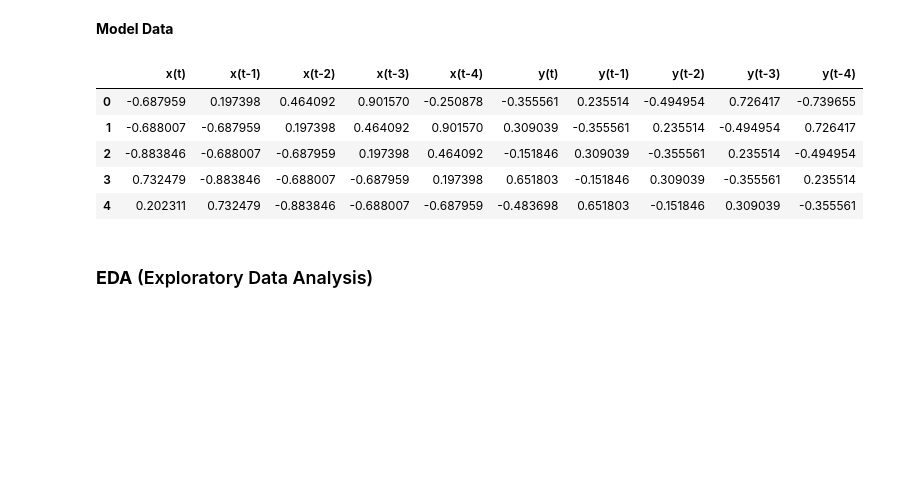
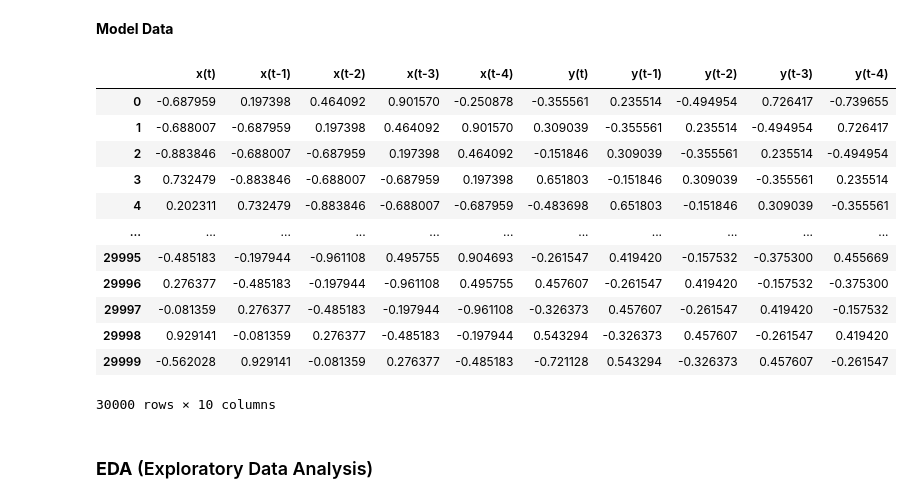
Before and after one commit to pnabilah/SBP_2025, a Jupyter notebook: ANN with Feedback/SBP_1.ipynb, the cells around one changed output. Cells and saved outputs as stored; diff of their text form; code cells hidden in the pictures; blank space fills up the shorter version.

```diff
--- a/ANN with Feedback/SBP_1.ipynb
+++ b/ANN with Feedback/SBP_1.ipynb
@@ -123,30 +131,37 @@ df_value2
 # %%
 def lagged_dataset(df, cols, lag):
     df_new = pd.DataFrame()
     for col in cols:
         for i in range(lag+1):
             if i == 0:
                 new_col_name = f'{col}(t)'
             else:
                 new_col_name = f'{col}(t-{i})'
 
             # geser nilai kolom ke bawah sebanyak i
             df_new[new_col_name] = df[col].shift(i)
 
     # drop baris dengan nilai NaN
     df_new = df_new.dropna().reset_index(drop=True)
 
     return df_new
 
 df_lag = lagged_dataset(dk_scaled, cols=['x', 'y'], lag=4)
-df_lag.head()
+df_lag
 # %% [output]
 |  | x(t) | x(t-1) | x(t-2) | x(t-3) | x(t-4) | y(t) | y(t-1) | y(t-2) | y(t-3) | y(t-4) |
 | 0 | -0.687959 | 0.197398 | 0.464092 | 0.901570 | -0.250878 | -0.355561 | 0.235514 | -0.494954 | 0.726417 | -0.739655 |
 | 1 | -0.688007 | -0.687959 | 0.197398 | 0.464092 | 0.901570 | 0.309039 | -0.355561 | 0.235514 | -0.494954 | 0.726417 |
 | 2 | -0.883846 | -0.688007 | -0.687959 | 0.197398 | 0.464092 | -0.151846 | 0.309039 | -0.355561 | 0.235514 | -0.494954 |
 | 3 | 0.732479 | -0.883846 | -0.688007 | -0.687959 | 0.197398 | 0.651803 | -0.151846 | 0.309039 | -0.355561 | 0.235514 |
 | 4 | 0.202311 | 0.732479 | -0.883846 | -0.688007 | -0.687959 | -0.483698 | 0.651803 | -0.151846 | 0.309039 | -0.355561 |
+| ... | ... | ... | ... | ... | ... | ... | ... | ... | ... | ... |
+| 29995 | -0.485183 | -0.197944 | -0.961108 | 0.495755 | 0.904693 | -0.261547 | 0.419420 | -0.157532 | -0.375300 | 0.455669 |
+| 29996 | 0.276377 | -0.485183 | -0.197944 | -0.961108 | 0.495755 | 0.457607 | -0.261547 | 0.419420 | -0.157532 | -0.375300 |
+| 29997 | -0.081359 | 0.276377 | -0.485183 | -0.197944 | -0.961108 | -0.326373 | 0.457607 | -0.261547 | 0.419420 | -0.157532 |
+| 29998 | 0.929141 | -0.081359 | 0.276377 | -0.485183 | -0.197944 | 0.543294 | -0.326373 | 0.457607 | -0.261547 | 0.419420 |
+| 29999 | -0.562028 | 0.929141 | -0.081359 | 0.276377 | -0.485183 | -0.721128 | 0.543294 | -0.326373 | 0.457607 | -0.261547 |
+30000 rows × 10 columns
 # %% [markdown]
 ### **EDA** (Exploratory Data Analysis)
 # %% [markdown]
```
Also changed, not shown: parts of 14 cells of this notebook, 16 other files.
